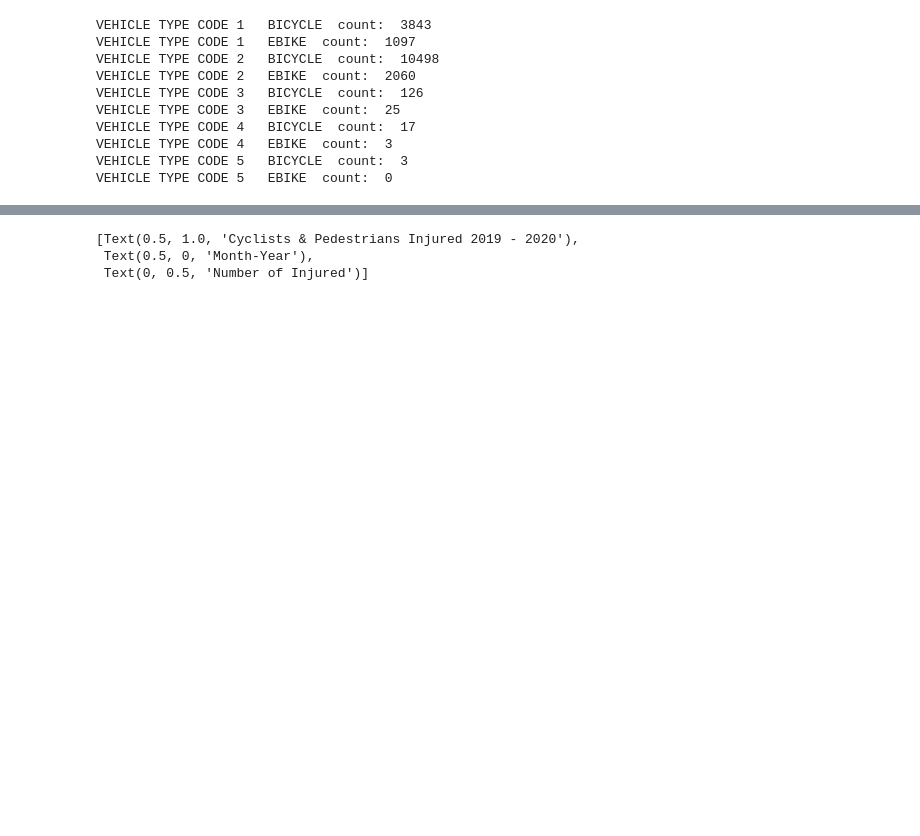
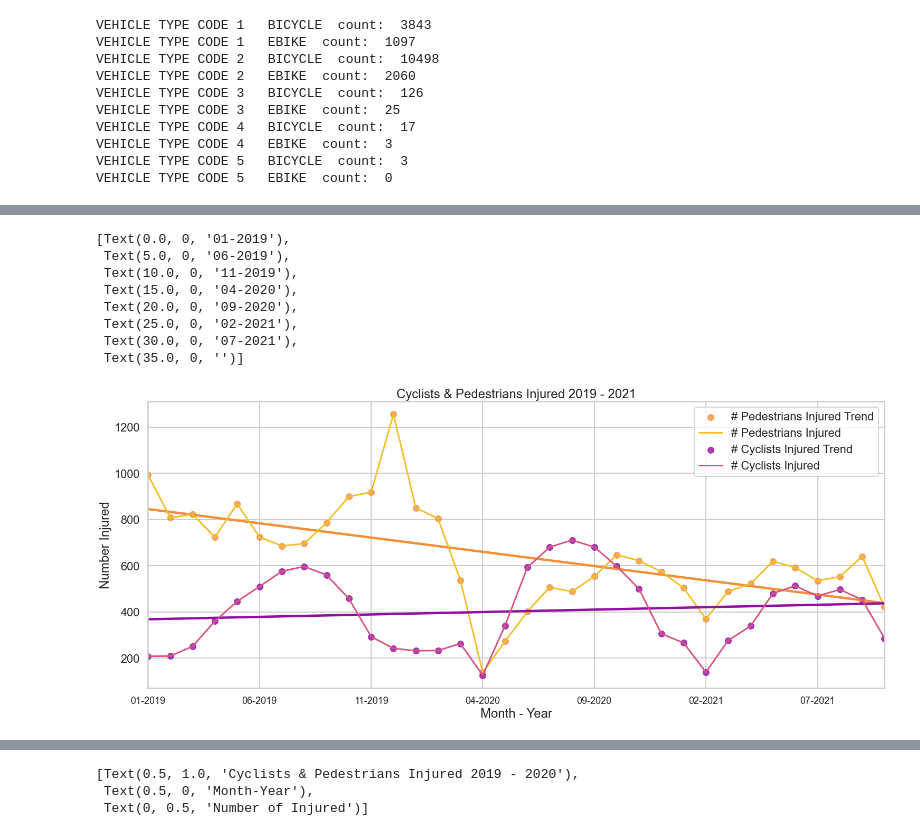
Before and after one commit to clyman23/spoke, a Jupyter notebook: notebooks/lizpysher/Crash_Data_2019_2020_2021.ipynb, the cells around one changed output, grey strips where cells are left out. Cells and saved outputs as stored; diff of their text form; code cells hidden in the pictures; blank space fills up the shorter version.

Commit message:
updated Crash data plots to include 2021

```diff
--- a/notebooks/lizpysher/Crash_Data_2019_2020_2021.ipynb
+++ b/notebooks/lizpysher/Crash_Data_2019_2020_2021.ipynb
@@ -100,12 +116,18 @@ VEHICLE TYPE CODE 5   EBIKE  count:  0
 # %%
-# map values to BICYCLE and EBIKE
-bike_value_mapper = {'BICYCLE':'BICYCLE','Bike':'BICYCLE','EBIKE':'EBIKE','uni e-bike':'EBIKE','e-bike':'EBIKE','ebike':'EBIKE','E - B':'EBIKE','E BIK':'EBIKE','E BIKE':'EBIKE','E bik':'EBIKE',
-                     'E bike':'EBIKE','E-BIKE':'EBIKE','E-Bik':'EBIKE','E-Bike':'EBIKE','E-bik':'EBIKE','E-bike':'EBIKE'
-                    }
+# create dictionary for mapping to BICYCLE and EBIKE to standardize values
+bike_value_mapper = {}
 
+for value in bike_values:
+    if (value == 'BICYCLE') or (value == 'Bike'):
+        bike_value_mapper[value] = 'BICYCLE'
+    else:
+        bike_value_mapper[value] = 'EBIKE'
+
+# map values to standardized values
 for col in vehicle_columns:
     crash_data[col] =  crash_data[col].map(bike_value_mapper)
 
+# examine head
 crash_data.head()
 # %% [output]
 |  | Unnamed: 0 | CRASH DATE | CRASH TIME | BOROUGH | ZIP CODE | LATITUDE | LONGITUDE | LOCATION | ON STREET NAME | ... |
@@ -162,3 +168,16 @@ year_2019_2020_injury
 |  | YEAR | NUMBER OF CYCLIST INJURED | NUMBER OF CYCLIST KILLED | NUMBER OF PEDESTRIANS INJURED | NUMBER OF PEDESTRIANS KILLED |
 | 0 | 2019 | 4710 | 29 | 10183 | 123 |
 | 1 | 2020 | 5265 | 24 | 6396 | 93 |
+# %%
+# create column with year and month value
+crash_data['YEAR_MONTH'] = crash_data['CRASH DATE'].str[:7]
+
+# group by year and month
+year_month_2019_2020_2021 = crash_data.groupby('YEAR_MONTH', as_index=False).agg({'NUMBER OF CYCLIST INJURED':sum,'NUMBER OF CYCLIST KILLED':sum, 'NUMBER OF PEDESTRIANS INJURED':sum, 'NUMBER OF PEDESTRIANS KILLED':sum}).copy()
+
+# filter to months in 2019 and 2020
+year_month_2019_2020_2021_no_nov = year_month_2019_2020_2021.loc[year_month_2019_2020_2021['YEAR_MONTH'].str[:] != '2021-11'].copy()
+#year_month_2019_2020_2021_no_nov.rename(columns={'YEAR_MONTH':'YEAR-MONTH'},inplace=True)
+year_month_2019_2020_2021_no_nov['MONTH_NUM'] = year_month_2019_2020_2021_no_nov.index
+year_month_2019_2020_2021_no_nov['MONTH-YEAR'] = year_month_2019_2020_2021_no_nov['YEAR_MONTH'].str[-2:]+'-'+year_month_2019_2020_2021_no_nov['YEAR_MONTH'].str[:4]
+year_month_2019_2020_2021_no_nov
@@ -164,0 +212,25 @@ year_2019_2020_injury
+# %%
+f, ax = plt.subplots()
+sns.set(rc={'figure.figsize':(25,10)})
+sns.set_style("whitegrid")
+sns.set_context("poster")
+# plot trend line for peds
+sns.regplot(data=year_month_2019_2020_2021_no_nov,x='MONTH_NUM',y='NUMBER OF PEDESTRIANS INJURED', ci=None,label='# Pedestrians Injured Trend',color="#F28F38",ax=ax)
+# plot year_month v injuries for peds
+sns.lineplot(data=year_month_2019_2020_2021_no_nov,x='MONTH_NUM',y='NUMBER OF PEDESTRIANS INJURED',label='# Pedestrians Injured',color='#F2BF27',linestyle="-",ax=ax)
+
+# plot trend line for cyclists
+sns.regplot(data=year_month_2019_2020_2021_no_nov,x='MONTH_NUM',y='NUMBER OF CYCLIST INJURED', ci=None,label='# Cyclists Injured Trend',color="#920FA2",ax=ax)
+# plot year_month v injuries for cyclists
+sns.lineplot(data=year_month_2019_2020_2021_no_nov,x='MONTH_NUM',y='NUMBER OF CYCLIST INJURED',label='# Cyclists Injured',color='#D95284',linestyle="-",ax=ax).set(title='Cyclists & Pedestrians Injured 2019 - 2021',xlabel = "Month - Year", ylabel = "Number Injured")
+ax.set_xticklabels([year_month_2019_2020_2021_no_nov['MONTH-YEAR'][i] for i in range(year_month_2019_2020_2021_no_nov.shape[0]) if (i % 5 == 0)],size=18)
+# %% [output]
+[Text(0.0, 0, '01-2019'),
+ Text(5.0, 0, '06-2019'),
+ Text(10.0, 0, '11-2019'),
+ Text(15.0, 0, '04-2020'),
+ Text(20.0, 0, '09-2020'),
+ Text(25.0, 0, '02-2021'),
+ Text(30.0, 0, '07-2021'),
+ Text(35.0, 0, '')]
+[figure, added]
```
Also changed, not shown: parts of 17 cells of this notebook.
